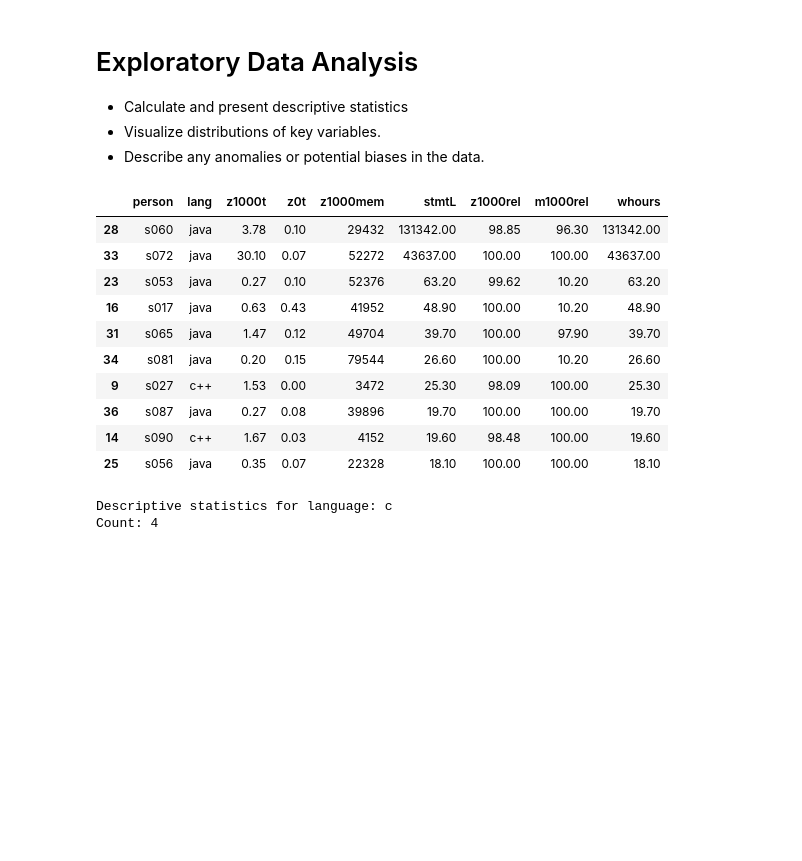
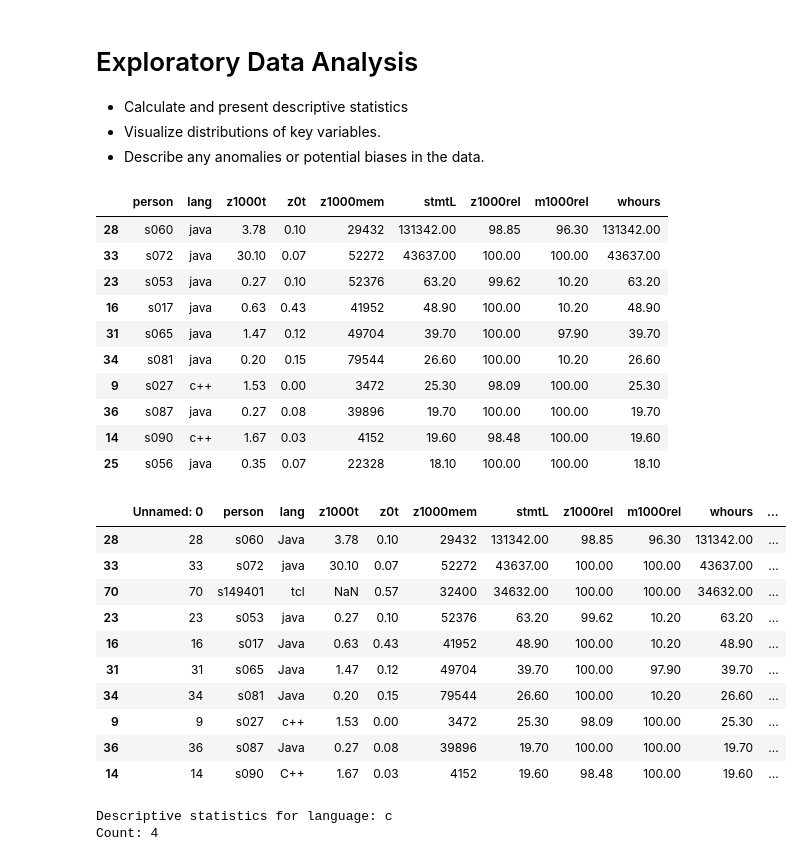
Before and after one commit to Beansak/Forskningsmetodik_assignment3, a Jupyter notebook: analysis.ipynb, the cells around one changed output. Cells and saved outputs as stored; diff of their text form; code cells hidden in the pictures; blank space fills up the shorter version.

```diff
--- a/analysis.ipynb
+++ b/analysis.ipynb
@@ -205,19 +205,33 @@ Rows after dropping NaNs: 73
 # %%
 df_sorted_top_hours = df_clean.sort_values(by=['whours'], ascending=[False])
 
+df_sorted_top_hours_unclean = df.sort_values(by=['whours'], ascending=[False])
+
 display(df_sorted_top_hours.head(10))
+display(df_sorted_top_hours_unclean.head(10))
 # %% [output]
 |  | person | lang | z1000t | z0t | z1000mem | stmtL | z1000rel | m1000rel | whours |
 | 28 | s060 | java | 3.78 | 0.10 | 29432 | 131342.00 | 98.85 | 96.30 | 131342.00 |
 | 33 | s072 | java | 30.10 | 0.07 | 52272 | 43637.00 | 100.00 | 100.00 | 43637.00 |
 | 23 | s053 | java | 0.27 | 0.10 | 52376 | 63.20 | 99.62 | 10.20 | 63.20 |
 | 16 | s017 | java | 0.63 | 0.43 | 41952 | 48.90 | 100.00 | 10.20 | 48.90 |
 | 31 | s065 | java | 1.47 | 0.12 | 49704 | 39.70 | 100.00 | 97.90 | 39.70 |
 | 34 | s081 | java | 0.20 | 0.15 | 79544 | 26.60 | 100.00 | 10.20 | 26.60 |
 | 9 | s027 | c++ | 1.53 | 0.00 | 3472 | 25.30 | 98.09 | 100.00 | 25.30 |
 | 36 | s087 | java | 0.27 | 0.08 | 39896 | 19.70 | 100.00 | 100.00 | 19.70 |
 | 14 | s090 | c++ | 1.67 | 0.03 | 4152 | 19.60 | 98.48 | 100.00 | 19.60 |
 | 25 | s056 | java | 0.35 | 0.07 | 22328 | 18.10 | 100.00 | 100.00 | 18.10 |
+|  | Unnamed: 0 | person | lang | z1000t | z0t | z1000mem | stmtL | z1000rel | m1000rel | whours | ... |
+| 28 | 28 | s060 | Java | 3.78 | 0.10 | 29432 | 131342.00 | 98.85 | 96.30 | 131342.00 | ... |
+| 33 | 33 | s072 | java | 30.10 | 0.07 | 52272 | 43637.00 | 100.00 | 100.00 | 43637.00 | ... |
+| 70 | 70 | s149401 | tcl | NaN | 0.57 | 32400 | 34632.00 | 100.00 | 100.00 | 34632.00 | ... |
+| 23 | 23 | s053 | java | 0.27 | 0.10 | 52376 | 63.20 | 99.62 | 10.20 | 63.20 | ... |
+| 16 | 16 | s017 | Java | 0.63 | 0.43 | 41952 | 48.90 | 100.00 | 10.20 | 48.90 | ... |
+| 31 | 31 | s065 | Java | 1.47 | 0.12 | 49704 | 39.70 | 100.00 | 97.90 | 39.70 | ... |
+| 34 | 34 | s081 | Java | 0.20 | 0.15 | 79544 | 26.60 | 100.00 | 10.20 | 26.60 | ... |
+| 9 | 9 | s027 | c++ | 1.53 | 0.00 | 3472 | 25.30 | 98.09 | 100.00 | 25.30 | ... |
+| 36 | 36 | s087 | Java | 0.27 | 0.08 | 39896 | 19.70 | 100.00 | 100.00 | 19.70 | ... |
+| 14 | 14 | s090 | C++ | 1.67 | 0.03 | 4152 | 19.60 | 98.48 | 100.00 | 19.60 | ... |
 # %%
 numeric_cols = df_renamed.select_dtypes(include='number').drop(columns=['Hours_std']).columns
 
```
Also changed, not shown: parts of 1 cell of this notebook.
